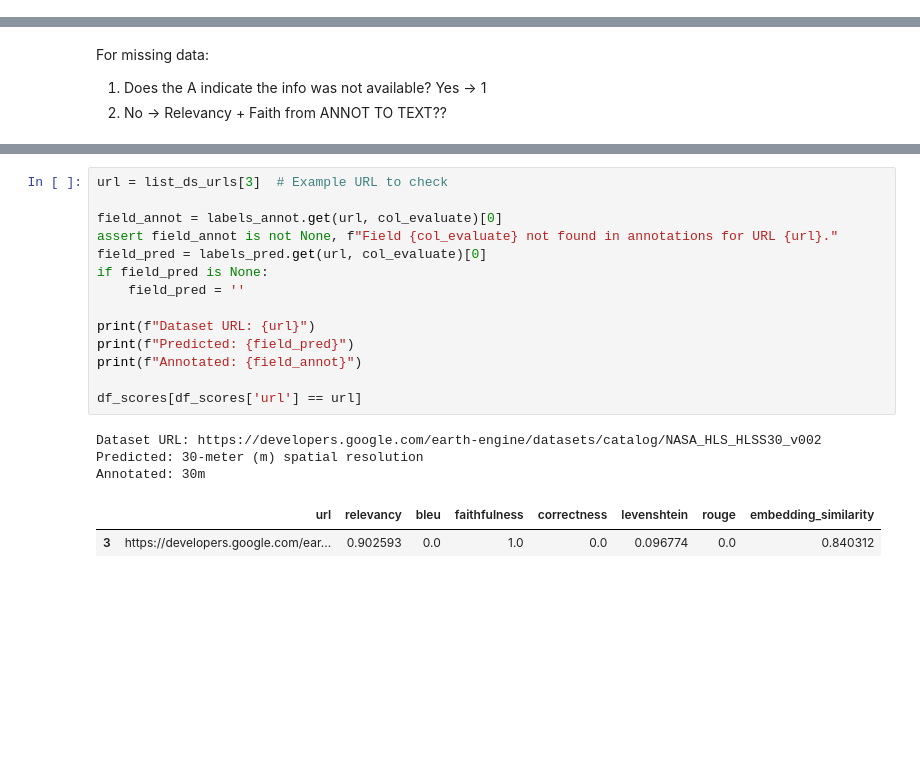
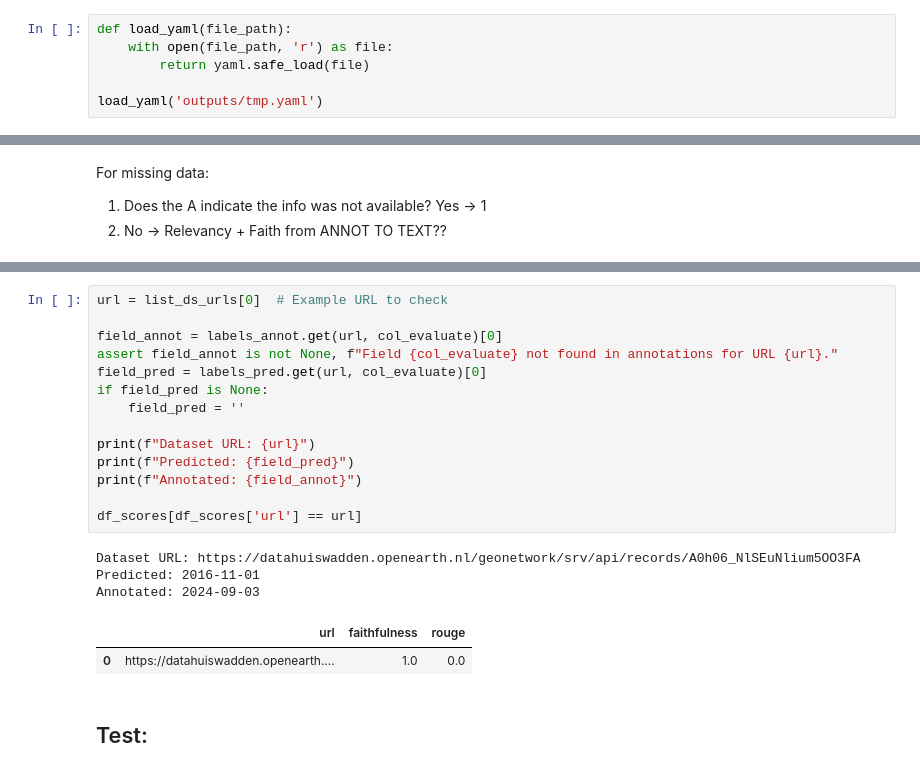
Before and after one commit to LTER-LIFE/meta-knowledge-harvesting, a Jupyter notebook: Evaluate LLM output.ipynb, the cells around one changed output, grey strips where cells are left out. Cells and saved outputs as stored; diff of their text form; blank space fills up the shorter version.

```diff
--- a/Evaluate LLM output.ipynb
+++ b/Evaluate LLM output.ipynb
@@ -15,3 +18,9 @@ KEYS = {
     'openai': os.getenv('OPENAI_API_KEY')
 }
 os.environ['OPENAI_API_KEY'] = KEYS['openai']
+# %%
+def load_yaml(file_path):
+    with open(file_path, 'r') as file:
+        return yaml.safe_load(file)
+
+load_yaml('outputs/tmp.yaml')
@@ -230,20 +287,22 @@ For missing data:
 # %%
-url = list_ds_urls[3]  # Example URL to check
+url = list_ds_urls[0]  # Example URL to check
 
 field_annot = labels_annot.get(url, col_evaluate)[0]
 assert field_annot is not None, f"Field {col_evaluate} not found in annotations for URL {url}."
 field_pred = labels_pred.get(url, col_evaluate)[0]
 if field_pred is None:
     field_pred = ''
 
 print(f"Dataset URL: {url}")
 print(f"Predicted: {field_pred}")
 print(f"Annotated: {field_annot}")
 
 df_scores[df_scores['url'] == url]
 # %% [output]
-Dataset URL: https://developers.google.com/earth-engine/datasets/catalog/NASA_HLS_HLSS30_v002
-Predicted: 30-meter (m) spatial resolution
-Annotated: 30m
+Dataset URL: https://datahuiswadden.openearth.nl/geonetwork/srv/api/records/A0h06_NlSEuNlium5OO3FA
+Predicted: 2016-11-01
+Annotated: 2024-09-03
-|  | url | relevancy | bleu | faithfulness | correctness | levenshtein | rouge | embedding_similarity |
-| 3 | https://developers.google.com/ear... | 0.902593 | 0.0 | 1.0 | 0.0 | 0.096774 | 0.0 | 0.840312 |
+|  | url | faithfulness | rouge |
+| 0 | https://datahuiswadden.openearth.... | 1.0 | 0.0 |
+# %% [markdown]
+## Test:
```
Also changed, not shown: parts of 13 cells of this notebook, 6 other files.
